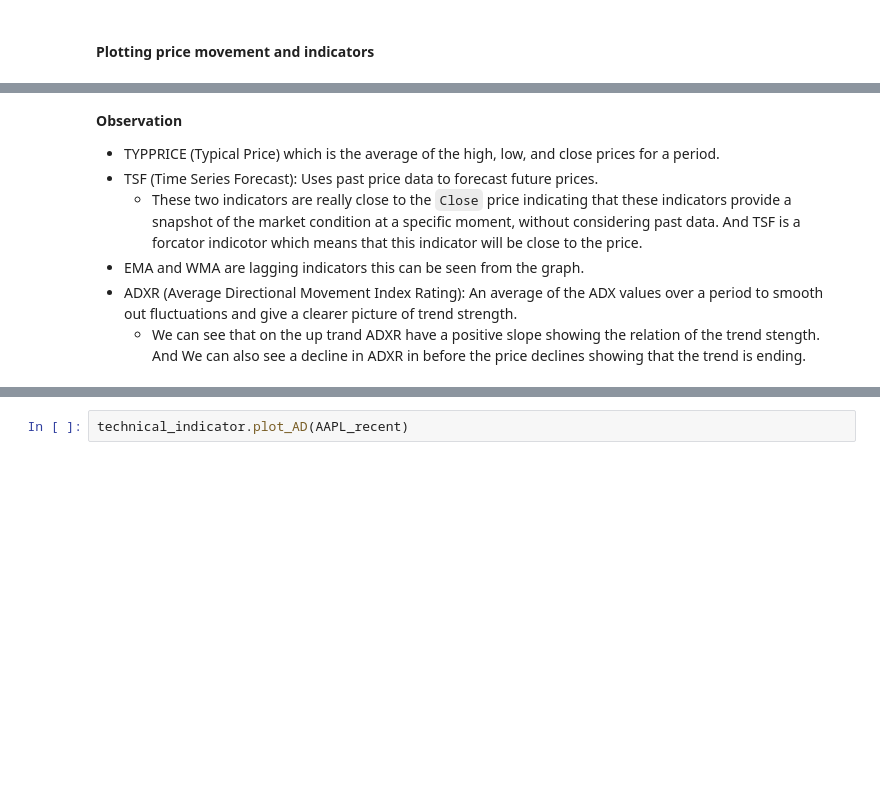
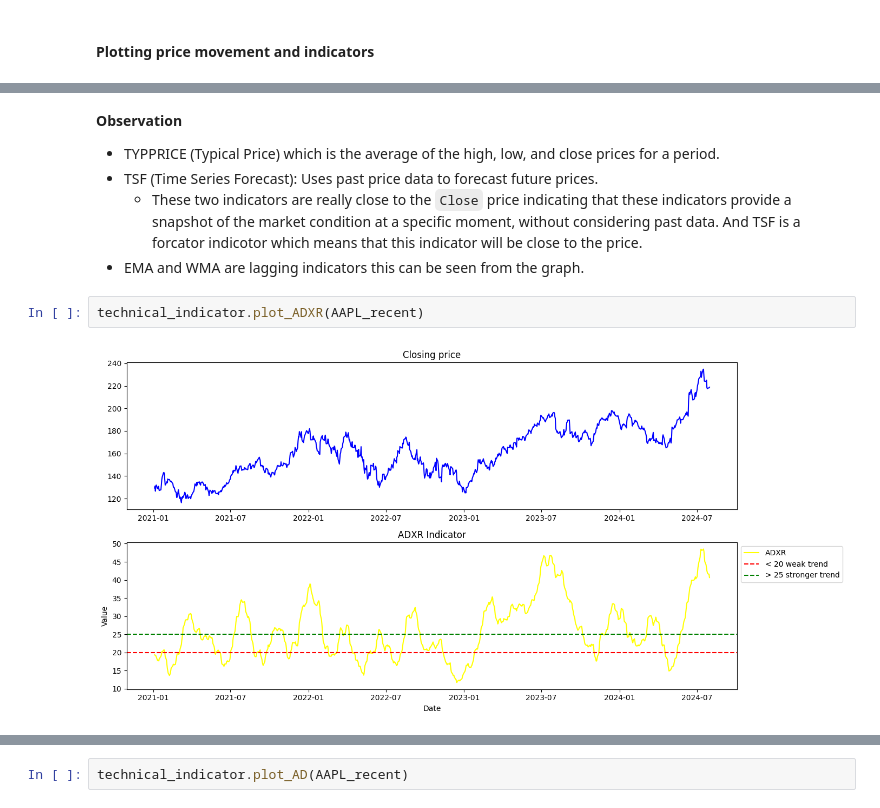
Before and after one commit to Yosef-ft/Stock_Analysis, a Jupyter notebook: notebooks/Quantitative_analysis.ipynb, the cells around one changed output, grey strips where cells are left out. Drawn from its saved outputs; the diff is of its cells as text; blank space fills up the shorter version.

Commit message:
showed plot for ADXR indicator

```diff
--- a/notebooks/Quantitative_analysis.ipynb
+++ b/notebooks/Quantitative_analysis.ipynb
@@ -134,5 +135,7 @@ technical_indicator.plot_price_indicators(AAPL_recent)
 - TSF (Time Series Forecast): Uses past price data to forecast future prices.
     * These two indicators are really close to the `Close` price indicating that these indicators provide a snapshot of the market condition at a specific moment, without considering past data. And TSF is a forcator indicotor which means that this indicator will be close to the price.
 - EMA and WMA are lagging indicators this can be seen from the graph.
-- ADXR (Average Directional Movement Index Rating): An average of the ADX values over a period to smooth out fluctuations and give a clearer picture of trend strength.
-    * We can see that on the up trand ADXR have a positive slope showing the relation of the trend stength. And We can also see a decline in ADXR in before the price declines showing that the trend is ending.
+# %%
+technical_indicator.plot_ADXR(AAPL_recent)
+# %% [output]
+[figure, added]
```
Also changed, not shown: parts of 3 cells of this notebook.
